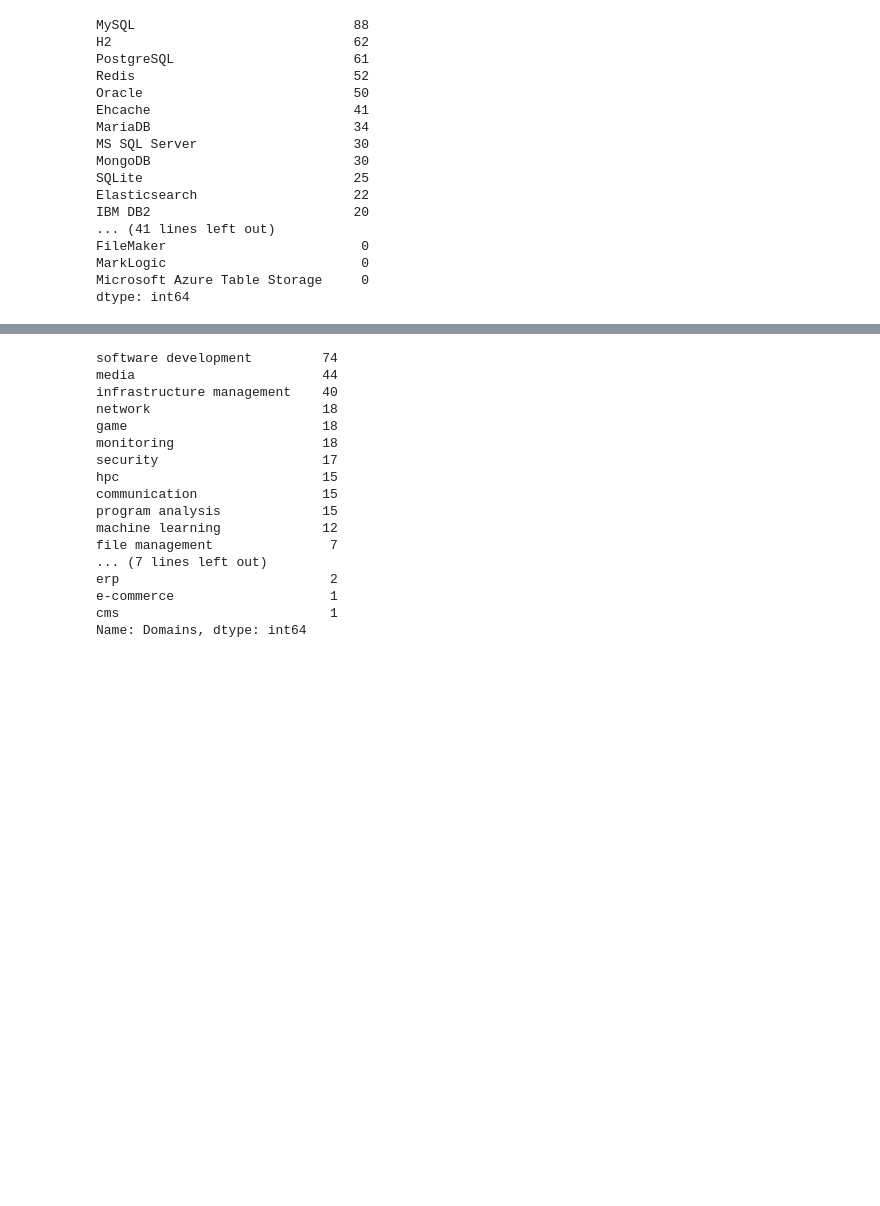
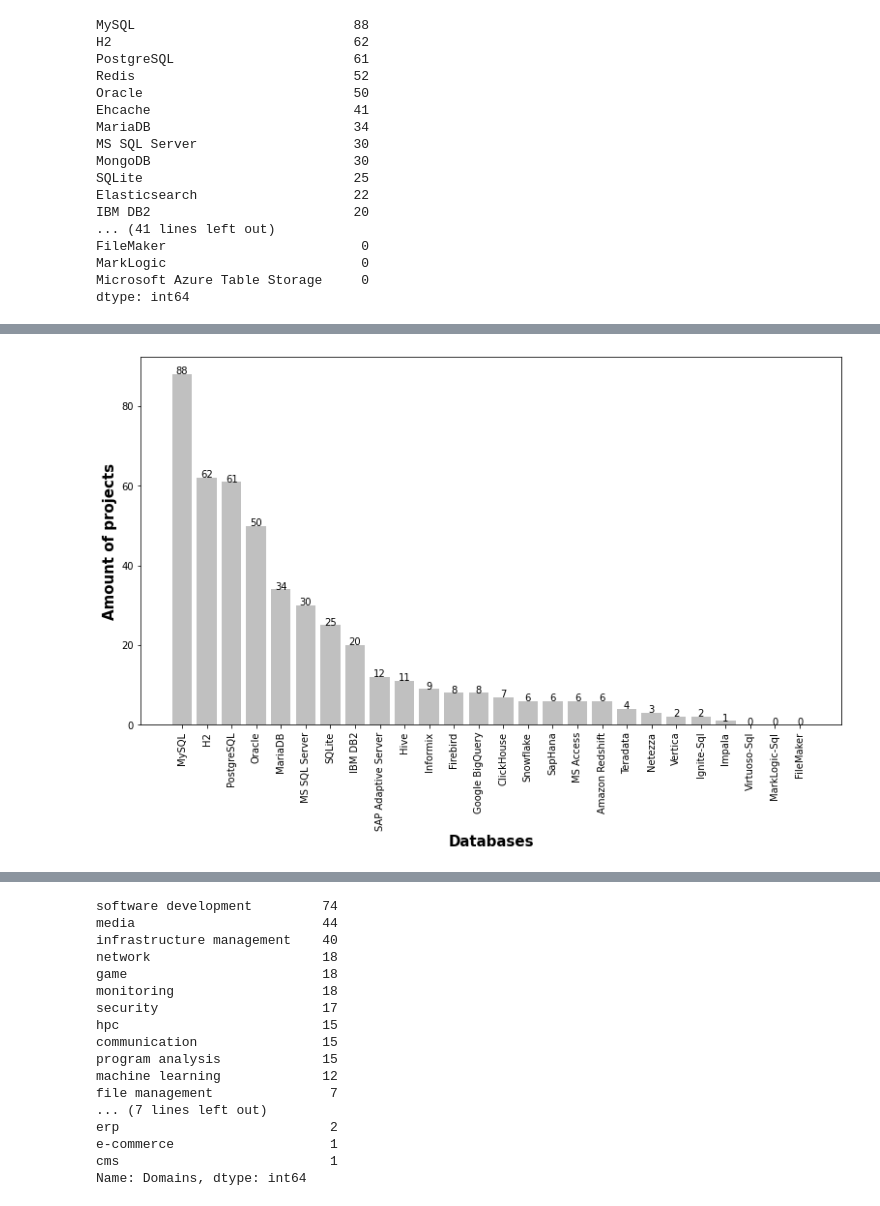
Before and after one commit to gems-uff/db-mining, a Jupyter notebook: src/results_database_characterization.ipynb, the cells around one changed output, grey strips where cells are left out. Drawn from its saved outputs; the diff is of its cells as text; code cells hidden in the pictures; blank space fills up the shorter version.

```diff
--- a/src/results_database_characterization.ipynb
+++ b/src/results_database_characterization.ipynb
@@ -61,0 +62,3 @@ plt.show()
+# %%
+relational_dbs = ['MySQL', 'H2', 'PostgreSQL', 'Oracle', 'MariaDB', 'MS SQL Server','SQLite', 'IBM DB2' ,'SAP Adaptive Server', 'Hive', 'Informix', 'Firebird', 'Google BigQuery', 'ClickHouse', 'Snowflake', 'SapHana', 'MS Access', 'Amazon Redshift', 'Teradata', 'Netezza', 'Virtuoso-Sql', 'Vertica', 'Ignite-Sql', 'Impala', 'MarkLogic-Sql', 'FileMaker']
+relational_dbs
@@ -61,0 +83,5 @@ plt.show()
+# %%
+data_only_relational= data_with_index[relational_dbs].sum().sort_values(ascending=False)
+data_only_relational
+
+# Ver com a Camila, em relação a diferença de números entre o gráfico do paper e o meu
@@ -61,0 +106,17 @@ plt.show()
+# %%
+# Graph DBMS by Relational Model
+plt.figure(figsize=(13,7))
+
+def addlabels(x,y):
+    for i in range(len(x)):
+        plt.text(i, y[i], y[i], ha = 'center')
+
+plt.bar(data_only_relational.index, data_only_relational.values, color = 'silver')
+addlabels(data_only_relational.index, data_only_relational.values)
+plt.xticks(rotation=90)
+plt.xlabel("Databases", fontweight = "bold", fontsize = 15)
+plt.ylabel("Amount of projects", fontweight = "bold", fontsize = 15)
+
+plt.show()
+# %% [output]
+[figure, added]
```
Also changed, not shown: parts of 7 cells of this notebook, 1 other file.
